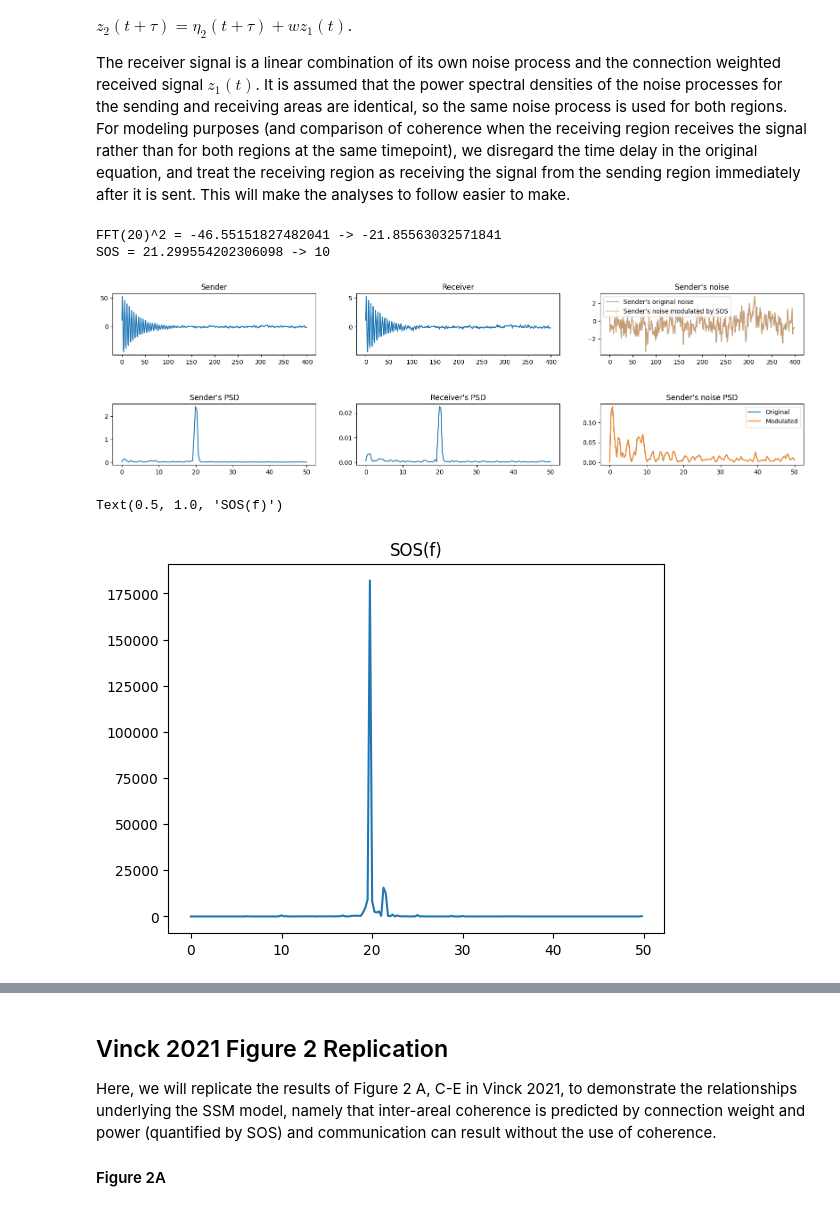
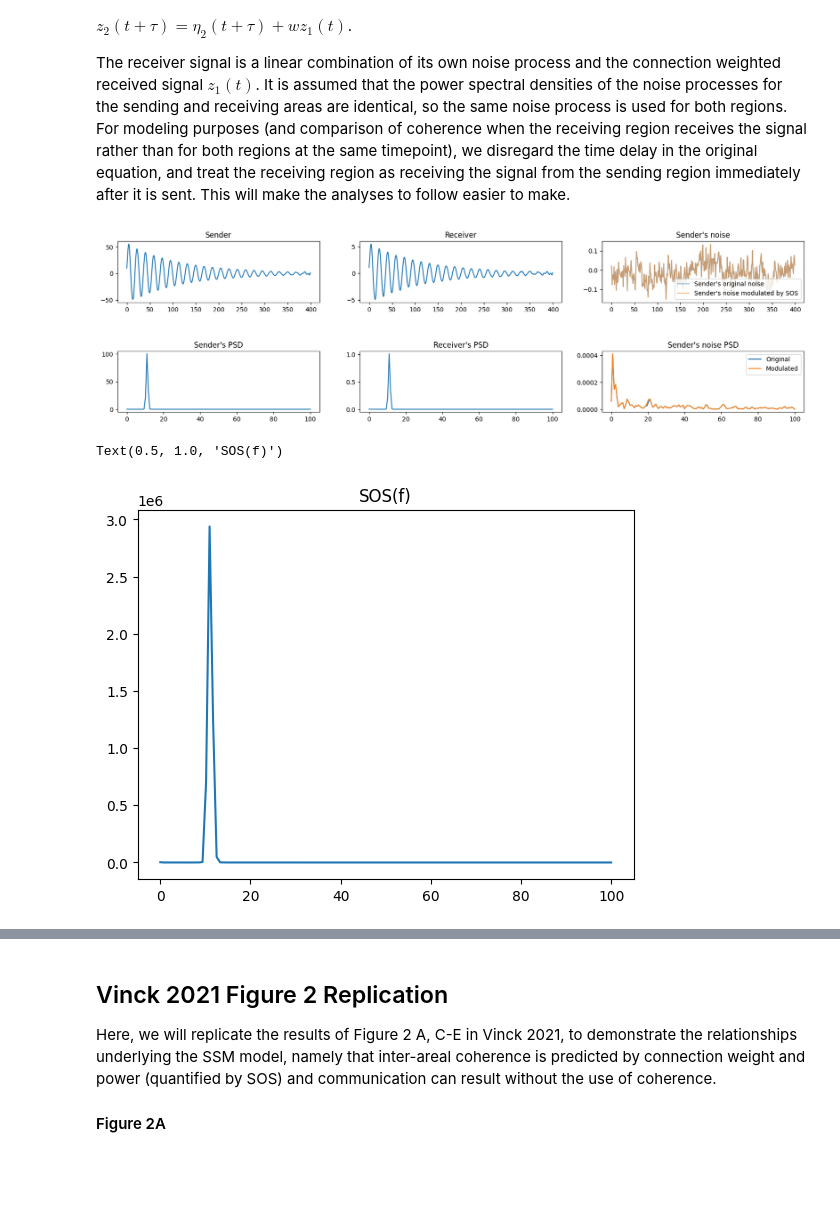
Before and after one commit to cyneuro/neuro_communication, a Jupyter notebook: Vinck2021_SSM_tutorial_2.ipynb, the cells around one changed output, grey strips where cells are left out. Cells and saved outputs as stored; diff of their text form; code cells hidden in the pictures; blank space fills up the shorter version.

```diff
--- a/Vinck2021_SSM_tutorial_2.ipynb
+++ b/Vinck2021_SSM_tutorial_2.ipynb
@@ -119,16 +119,16 @@ random_state = np.random.RandomState(123)
 
 # Sender signal parameters
 SOS = 10 # Sender Oscillation Strength
-TSTOP = 4 # Length of time series (s)
+TSTOP = 2 # Length of time series (s)
 W = 0.1 # ...
-SAMPLING_RATE = 100 # Sampling rate (samples / s)
+SAMPLING_RATE = 200 # Sampling rate (samples / s)
 # %%
 def generate_harmonic_AR2_process(
         n_points: int,
         random_state: np.random.RandomState,
         burn_in: int):
 
-    out = np.zeros(burn_in + n_points)
+    out = np.zeros(burn_in + 110)
 
     # Starting values for the signal
     out[0] = 20
@@ -139,49 +139,46 @@ def generate_harmonic_AR2_process(
         # NOTE: Altering the random gaussian process here greatly changes the results.
         out[i] = 0.6 * out[i - 1] - 0.94 * out[i - 2] + random_state.normal(0, 0.1)
 
-    return out[burn_in:]
+    out = out[burn_in:]
+
+    return signal.resample(out, n_points)
 
 def generate_noise_process(n_points: int, random_state: np.random.RandomState, f_exp: float = 2/3):
-    s_noise = powerlaw_psd_gaussian(f_exp, size = n_points, random_state = random_state)
+    s_noise = powerlaw_psd_gaussian(f_exp, size = n_points, random_state = random_state) * 0.05
     return s_noise
 
 def generate_sender_receiver(tstop, sampling_rate, SOS, freq_SOS, w, random_state):
 
     # Generate osc. process and noise of the sender
-    s1 = generate_harmonic_AR2_process(tstop * sampling_rate, random_state, 20)
-    n1 = generate_noise_process(tstop * sampling_rate, random_state)
+    s1 = generate_harmonic_AR2_process(int(tstop * sampling_rate), random_state, 20)
+    n1 = generate_noise_process(int(tstop * sampling_rate), random_state)
 
     # FFT the sender's components and scale freq_SOS according to SOS
-    s1_fft = fft(s1)
     n1_fft = fft(n1)
-    freqs = fftfreq(tstop * sampling_rate, 1 / sampling_rate)
+    freqs = fftfreq(int(tstop * sampling_rate), 1 / sampling_rate)
 
-    current_SOS = np.square(s1_fft[np.argmin(np.abs(freqs - freq_SOS))] / np.square(n1_fft[np.argmin(np.abs(freqs - 20))]))
-    old_power = np.square(n1_fft[np.argmin(np.abs(freqs - freq_SOS))]).real
+    alpha_f, s1_psd = signal.welch(s1, fs = sampling_rate)
+    alpha_f, n1_psd = signal.welch(n1, fs = sampling_rate)
+    alpha = s1_psd / n1_psd
 
-    multiplier = SOS / current_SOS.real
+    current_SOS = alpha[np.argmin(np.abs(alpha_f - freq_SOS))]
+    multiplier = SOS / current_SOS
 
     n1_fft[np.argmin(np.abs(freqs - freq_SOS))] = n1_fft[np.argmin(np.abs(freqs - freq_SOS))] * np.sqrt(multiplier)
-
     n1_adjusted = ifft(n1_fft).real
-
-    alpha = s1_fft ** 2 / n1_fft ** 2
-
-    print(f"FFT({freq_SOS})^2 = {old_power} -> {np.real(n1_fft[np.argmin(np.abs(freqs - freq_SOS))] ** 2)}")
-    print(f"SOS = {current_SOS.real} -> {SOS}")
 
     # Total sender
     z1 = s1 + n1_adjusted
 
     # Total receiver ( + scale its noise)
-    n2 = generate_noise_process(tstop * sampling_rate, random_state)
-    z2 = 0.1 * n2 + w * z1
+    n2 = generate_noise_process(int(tstop * sampling_rate), random_state)
+    z2 = n2 + w * z1
 
-    return z1, z2, n1, n1_adjusted, alpha
+    return z1, z2, n1, n1_adjusted, alpha, alpha_f
 # %%
 fig, ax = plt.subplots(2, 3, figsize = (20, 5))
 
-z1, z2, n1, n1_adjusted, alpha = generate_sender_receiver(TSTOP, SAMPLING_RATE, SOS, 20, W, random_state)
+z1, z2, n1, n1_adjusted, alpha, alpha_f = generate_sender_receiver(TSTOP, SAMPLING_RATE, SOS, 20, W, random_state)
 
 ax.flatten()[0].plot(z1)
 ax.flatten()[0].set_title("Sender")
@@ -211,16 +208,13 @@ ax.flatten()[5].legend()
 
 fig.subplots_adjust(hspace = 0.8)
 # %% [output]
-FFT(20)^2 = -46.55151827482041 -> -21.85563032571841
-SOS = 21.299554202306098 -> 10
-[figure, old version]
+[figure, new version]
 # %%
-freqs = fftfreq(TSTOP * SAMPLING_RATE, 1 / SAMPLING_RATE)
-plt.plot(freqs[:TSTOP * SAMPLING_RATE // 2], np.abs(alpha[:TSTOP * SAMPLING_RATE // 2]))
+plt.plot(alpha_f, alpha)
 plt.title("SOS(f)")
 # %% [output]
 Text(0.5, 1.0, 'SOS(f)')
-[figure, old version]
+[figure, new version]
 # %%
 def model_sq_coherence_no_SPC(w, SOS):
     return w ** 2 * (1 + SOS) / (1 + w ** 2 * (1 + SOS))
```
Also changed, not shown: parts of 2 cells of this notebook.
